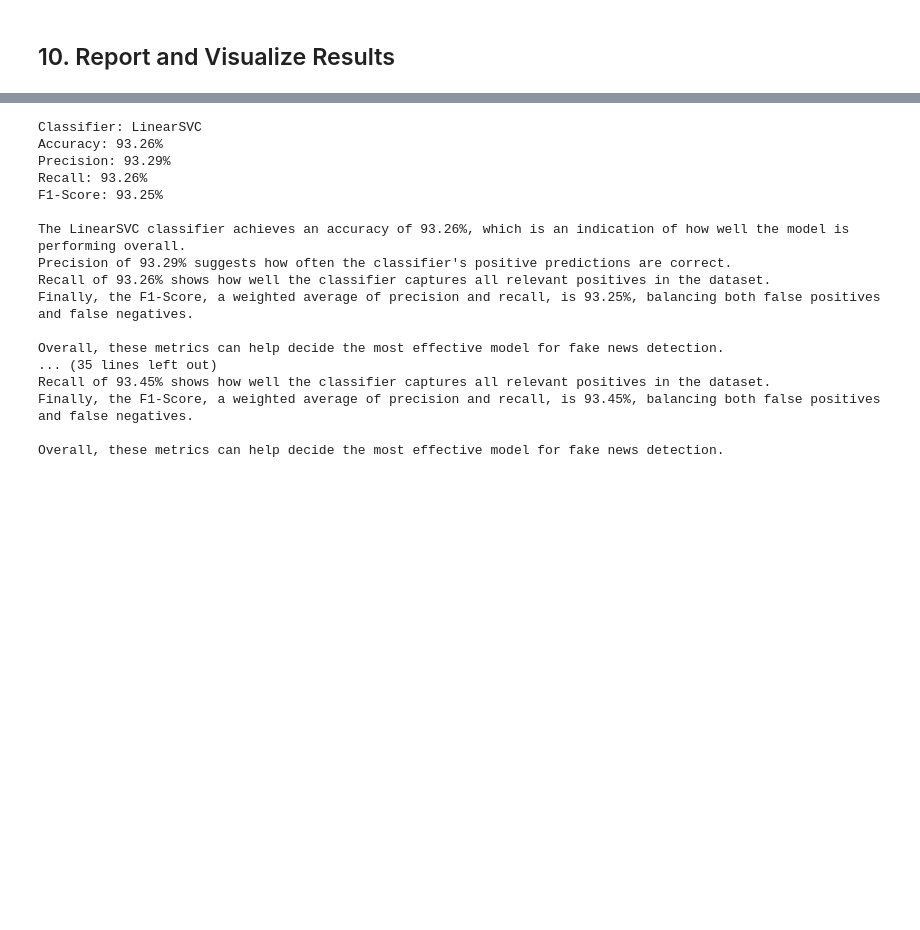
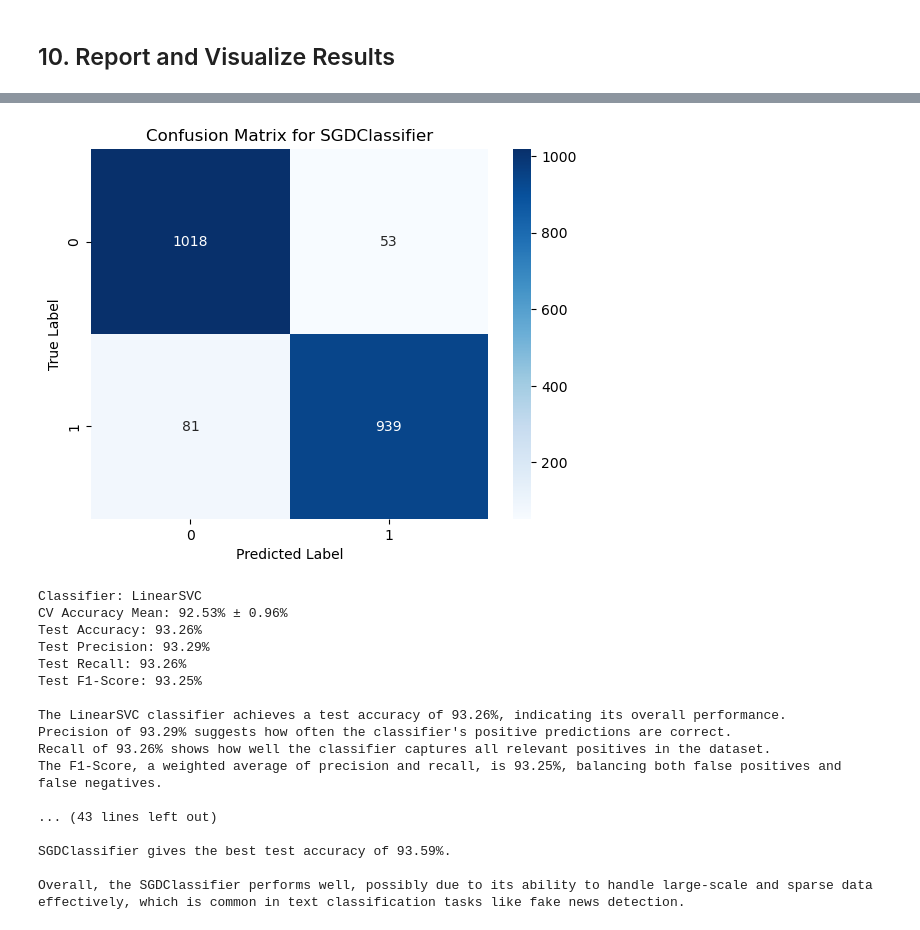
Before and after one commit to Dedepya/Fake-News-Detection-Using-Text-Mining-Classification, a Jupyter notebook: DM_Course_Project.ipynb, the cells around one changed output, grey strips where cells are left out. Drawn from its saved outputs; the diff is of its cells as text; code cells hidden in the pictures; blank space fills up the shorter version.

```diff
--- a/DM_Course_Project.ipynb
+++ b/DM_Course_Project.ipynb
@@ -403,35 +376,58 @@ df_report.to_csv("classification_report.csv")
 # %%
+# Save confusion matrix as heatmap
+import seaborn as sns
+from sklearn.metrics import confusion_matrix, classification_report
+
+cm = confusion_matrix(y_test, y_pred)
+
+sns.heatmap(cm, annot=True, fmt='d', cmap='Blues')
+plt.title(f'Confusion Matrix for {best_classifier}')
+plt.xlabel('Predicted Label')
+plt.ylabel('True Label')
+plt.show()
+
+# Save classification report
+report = classification_report(y_test, y_pred, output_dict=True)
+df_report = pd.DataFrame(report).transpose()
+df_report.to_csv("classification_report.csv")
+
 # Discussion on the results
-
 for name, metrics in results.items():
     print(f"\nClassifier: {name}")
-    print(f"Accuracy: {metrics['Accuracy']:.2f}%")
-    print(f"Precision: {metrics['Precision']:.2f}%")
-    print(f"Recall: {metrics['Recall']:.2f}%")
-    print(f"F1-Score: {metrics['F1-Score']:.2f}%")
+    print(f"CV Accuracy Mean: {metrics['CV Accuracy Mean (%)']:.2f}% ± {metrics['CV Accuracy Std (%)']:.2f}%")
+    print(f"Test Accuracy: {metrics['Test Accuracy (%)']:.2f}%")
+    print(f"Test Precision: {metrics['Test Precision (%)']:.2f}%")
+    print(f"Test Recall: {metrics['Test Recall (%)']:.2f}%")
+    print(f"Test F1-Score: {metrics['Test F1-Score (%)']:.2f}%")
 
     # Explanation of results
-    print(f"\nThe {name} classifier achieves an accuracy of {metrics['Accuracy']:.2f}%, which is an indication of how well the model is performing overall.")
-    print(f"Precision of {metrics['Precision']:.2f}% suggests how often the classifier's positive predictions are correct.")
-    print(f"Recall of {metrics['Recall']:.2f}% shows how well the classifier captures all relevant positives in the dataset.")
-    print(f"Finally, the F1-Score, a weighted average of precision and recall, is {metrics['F1-Score']:.2f}%, balancing both false positives and false negatives.")
+    print(f"\nThe {name} classifier achieves a test accuracy of {metrics['Test Accuracy (%)']:.2f}%, indicating its overall performance.")
+    print(f"Precision of {metrics['Test Precision (%)']:.2f}% suggests how often the classifier's positive predictions are correct.")
+    print(f"Recall of {metrics['Test Recall (%)']:.2f}% shows how well the classifier captures all relevant positives in the dataset.")
+    print(f"The F1-Score, a weighted average of precision and recall, is {metrics['Test F1-Score (%)']:.2f}%, balancing both false positives and false negatives.")
 
-    print("\nOverall, these metrics can help decide the most effective model for fake news detection.")
+    print("\nThese metrics help in deciding the most effective model for fake news detection.")
+
+# Highlight the superior performance of the best classifier
+print(f"\n{best_classifier} gives the best test accuracy of {best_accuracy:.2f}%.")
+
+print(f"\nOverall, the {best_classifier} performs well, possibly due to its ability to handle large-scale and sparse data effectively, which is common in text classification tasks like fake news detection.")
 # %% [output]
+[figure, added]
 Classifier: LinearSVC
-Accuracy: 93.26%
-Precision: 93.29%
-Recall: 93.26%
-F1-Score: 93.25%
+CV Accuracy Mean: 92.53% ± 0.96%
+Test Accuracy: 93.26%
+Test Precision: 93.29%
+Test Recall: 93.26%
+Test F1-Score: 93.25%
 
-The LinearSVC classifier achieves an accuracy of 93.26%, which is an indication of how well the model is performing overall.
+The LinearSVC classifier achieves a test accuracy of 93.26%, indicating its overall performance.
 Precision of 93.29% suggests how often the classifier's positive predictions are correct.
 Recall of 93.26% shows how well the classifier captures all relevant positives in the dataset.
-Finally, the F1-Score, a weighted average of precision and recall, is 93.25%, balancing both false positives and false negatives.
+The F1-Score, a weighted average of precision and recall, is 93.25%, balancing both false positives and false negatives.
 
-Overall, these metrics can help decide the most effective model for fake news detection.
-... (35 lines left out)
-Recall of 93.45% shows how well the classifier captures all relevant positives in the dataset.
-Finally, the F1-Score, a weighted average of precision and recall, is 93.45%, balancing both false positives and false negatives.
+... (43 lines left out)
 
-Overall, these metrics can help decide the most effective model for fake news detection.
+SGDClassifier gives the best test accuracy of 93.59%.
+
+Overall, the SGDClassifier performs well, possibly due to its ability to handle large-scale and sparse data effectively, which is common in text classification tasks like fake news detection.
```
Also changed, not shown: parts of 6 cells of this notebook.
